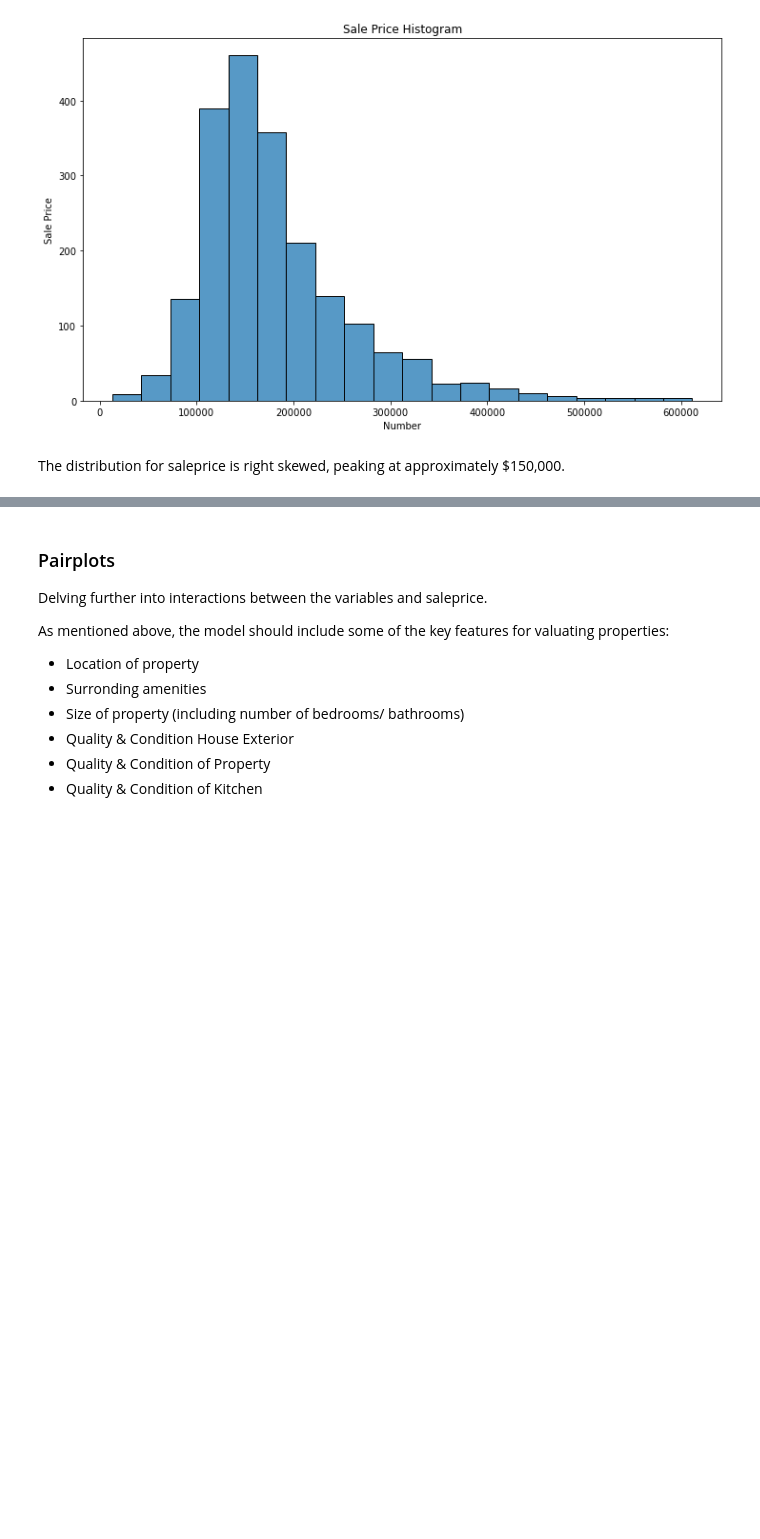
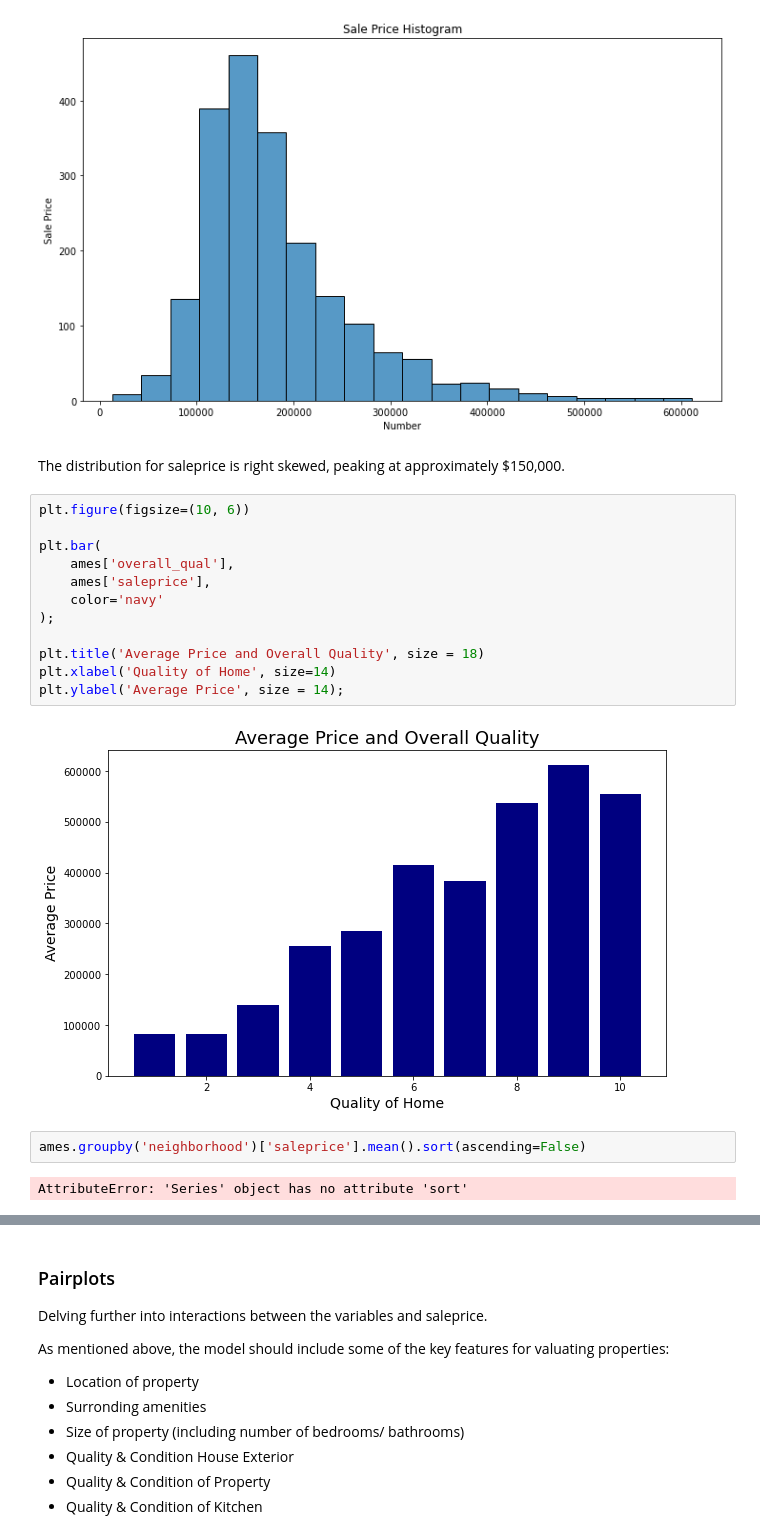
Before and after one commit to splatter20/GA-projects, a Jupyter notebook: Project_2/Code/1_Background, Cleaning and EDA.ipynb, the cells around one changed output, grey strips where cells are left out. Saved outputs shown, nothing was run; the diff lists cells and outputs as text; blank space fills up the shorter version.

```diff
--- a/Project_2/Code/1_Background, Cleaning and EDA.ipynb
+++ b/Project_2/Code/1_Background, Cleaning and EDA.ipynb
@@ -515,3 +515,21 @@ plt.ylabel('Sale Price');
 [figure]
 # %% [markdown]
 The distribution for saleprice is right skewed, peaking at approximately $150,000.
+# %%
+plt.figure(figsize=(10, 6))
+
+plt.bar(
+    ames['overall_qual'],
+    ames['saleprice'],
+    color='navy'
+);
+
+plt.title('Average Price and Overall Quality', size = 18)
+plt.xlabel('Quality of Home', size=14)
+plt.ylabel('Average Price', size = 14);
+# %% [output]
+[figure, added]
+# %%
+ames.groupby('neighborhood')['saleprice'].mean().sort(ascending=False)
+# %% [output]
+AttributeError: 'Series' object has no attribute 'sort'
```
Also changed, not shown: parts of 2 cells of this notebook, 1 other file.
